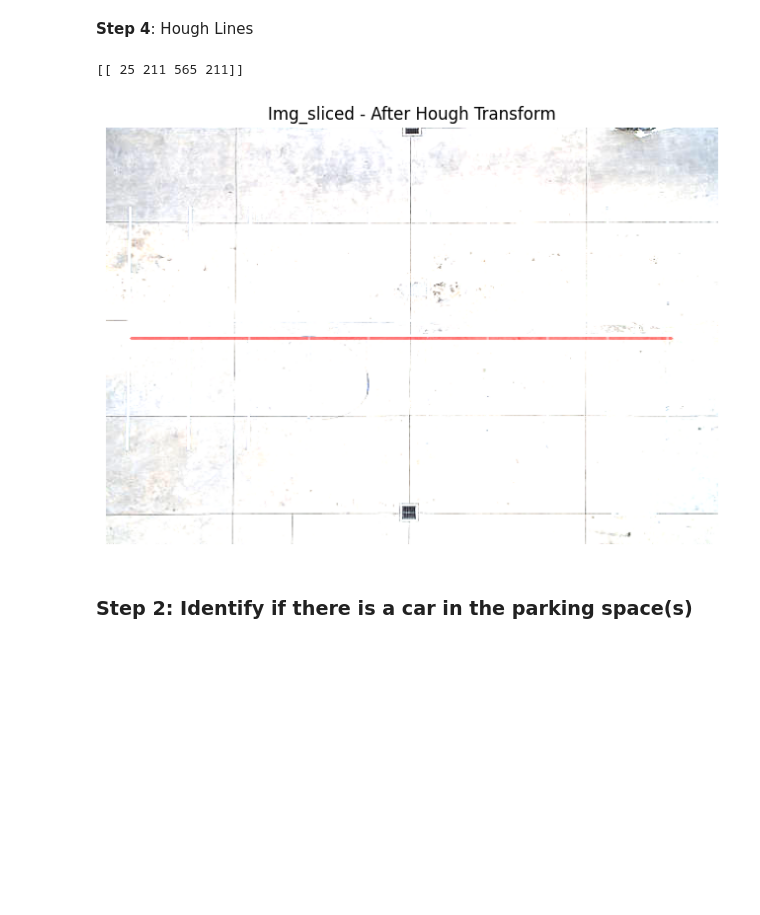
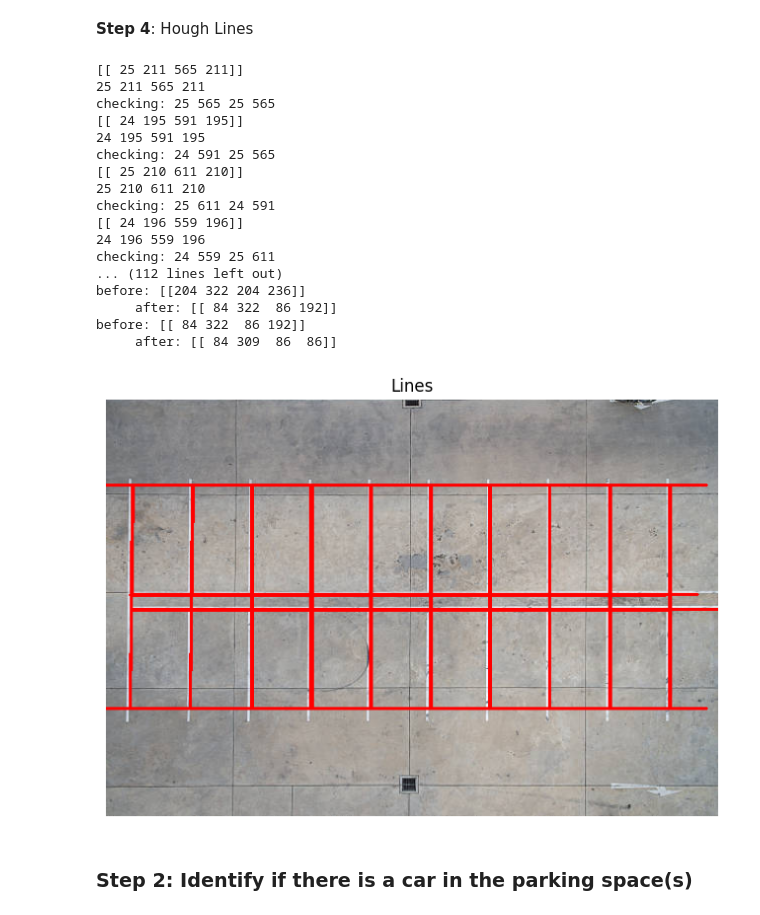
Before and after one commit to Kxushik/LotScan, a Jupyter notebook: lotscan.ipynb, the cells around one changed output. Saved outputs shown, nothing was run; the diff lists cells and outputs as text; code cells hidden in the pictures; blank space fills up the shorter version.

Commit message:
Spencer -> Added spaces to close off the spaces creating a rectangle using median math

```diff
--- a/lotscan.ipynb
+++ b/lotscan.ipynb
@@ -40,38 +39,89 @@ plt.title('Canny')
 plt.imshow(img1_canny, cmap='gray')
 if save:
     plt.savefig('original1.png')
 plt.show()
  """
 
 # Attempt to remove double lines with kernel and dilation and eroding
 kernel = np.ones((4,4),np.uint8)
 img1_canny = cv2.dilate(img1_canny, kernel, iterations=2)
 img1_canny = cv2.erode(img1_canny, kernel, iterations=3)
 
 
 lines = cv2.HoughLinesP(image=img1_canny, rho=1, theta=np.pi/180, threshold=75, minLineLength=15, maxLineGap=90)
 line_image = np.copy(img1)
+# @@@@@@@@@@@@ DRAWING LINES AFTER MODIFYING COORDINATES
+heightsTop = []
+heightsBot = []
 
+count = 0
+prevLine = lines[0]
+threshold = 30
 for line in lines:
     for x1, y1, x2, y2 in line:
         print(line)
         print(x1, y1, x2, y2)
-        cv2.line(line_image, (x1, y1), (x2, y2), (255, 0 , 0), 2)
-        break
-    break
+        # cv2.line(line_image, (x1, y1), (x2, y2), (255, 0 , 0), 2)
+        # y1 is higher?
+        print('checking:',x1,x2,prevLine[0][0],prevLine[0][2])
+        if (x1 == x2 and prevLine[0][0] == prevLine[0][2]):
+          # is vertical and prevLine is vertical
+          print("line is vertical")
+          heightsBot.append(y1)
+          heightsTop.append(y2)
+          # cv2.line(line_image, (x1, y1), (prevLine[0][0], prevLine[0][1]), (255, 0 , 0), 2)
+          # cv2.line(line_image, (x2, y2), (prevLine[0][0], prevLine[0][3]), (255, 0 , 0), 2)
+    prevLine = line
+    # count+=1
+    # if (count ==15):
+      # break
+
+# print(heightsBot)
+median = int(np.median(heightsTop))
+median2 = int(np.median(heightsBot))
+cv2.line(line_image, (0, median), (600, median), (255, 0 , 0), 2)
+cv2.line(line_image, (0, median2), (600, median2), (255, 0 , 0), 2)
 
 
+for i in range(len(lines)):
+    # print('t')
+    for x1, y1, x2, y2 in lines[i]:
+        print('before:',lines[i])
+        if (abs(lines[i][0][0] - lines[i][0][2]) < 4):
+          # line[0][1] = median2
+          lines[i][0][1] = median2
+          lines[i][0][3] = median
+          print('     after:',line)
+        cv2.line(line_image, (x1, lines[i][0][1]), (x2, lines[i][0][3]), (255, 0 , 0), 2)
+
+#Transparent image kinda with lines
 lines_edges = cv2.addWeighted(img1, 0.8, line_image, 1, 0)
 
 plt.figure(figsize=(8, 8))
 plt.axis('off')
-plt.title('Img_sliced - After Hough Transform')
-plt.imshow(lines_edges, cmap='gray')
+plt.title('Lines')
+plt.imshow(line_image, cmap='gray')
 if save:
     plt.savefig('original1.png')
 plt.show()
 # %% [output]
 [[ 25 211 565 211]]
+25 211 565 211
+checking: 25 565 25 565
+[[ 24 195 591 195]]
+24 195 591 195
+checking: 24 591 25 565
+[[ 25 210 611 210]]
+25 210 611 210
+checking: 25 611 24 591
+[[ 24 196 559 196]]
+24 196 559 196
+checking: 24 559 25 611
+... (112 lines left out)
+before: [[204 322 204 236]]
+     after: [[ 84 322  86 192]]
+before: [[ 84 322  86 192]]
+     after: [[ 84 309  86  86]]
-[figure, old version]
+[figure, new version]
 # %% [markdown]
 ### Step 2: Identify if there is a car in the parking space(s)
```
Also changed, not shown: parts of 1 cell of this notebook.
